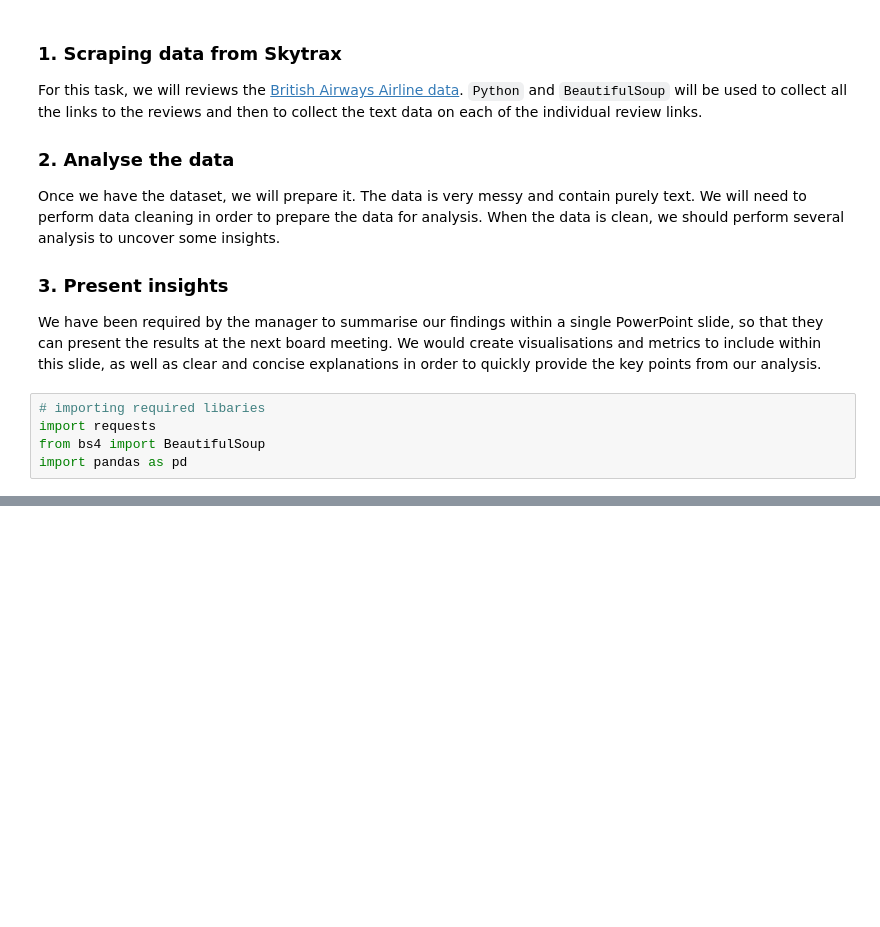
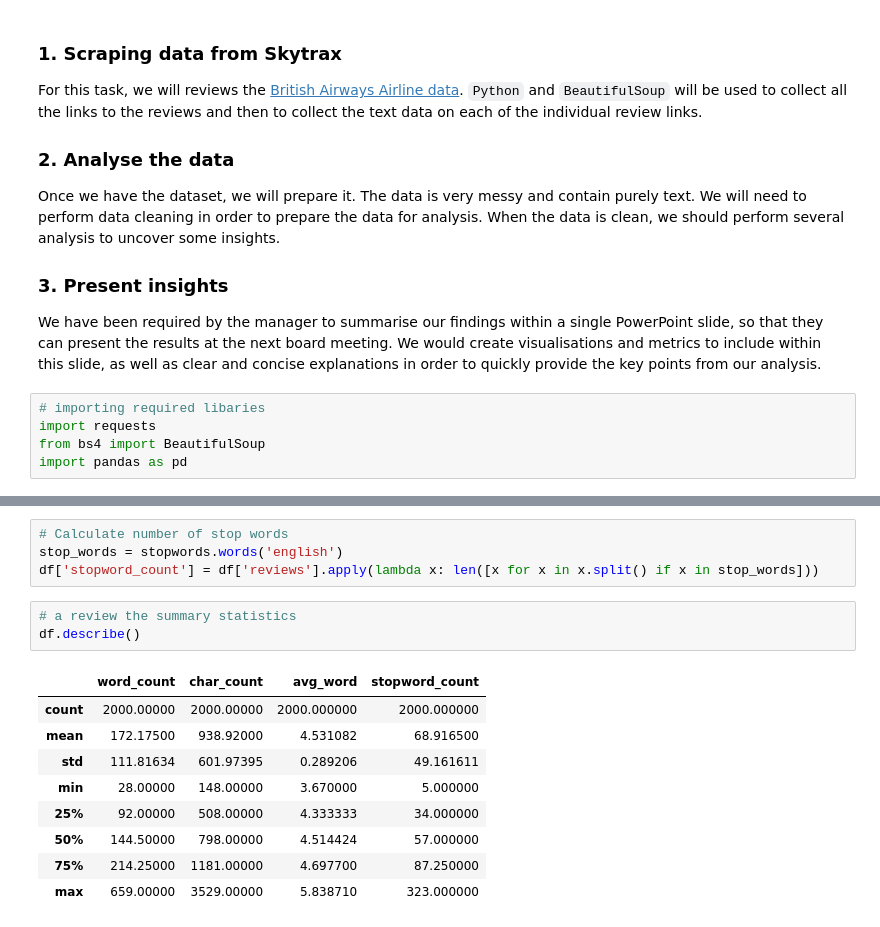
Before and after one commit to joyjoseph/British_Airways, a Jupyter notebook: Web_Scrapping/web_scrapping.ipynb, the cells around one changed output, grey strips where cells are left out. Drawn from its saved outputs; the diff is of its cells as text; blank space fills up the shorter version.

```diff
--- a/Web_Scrapping/web_scrapping.ipynb
+++ b/Web_Scrapping/web_scrapping.ipynb
@@ -74 +118,18 @@ df["reviews"] = reviews
+# %%
+# Calculate number of stop words
+stop_words = stopwords.words('english')
+df['stopword_count'] = df['reviews'].apply(lambda x: len([x for x in x.split() if x in stop_words]))
+# %%
+# a review the summary statistics
+df.describe()
+# %% [output]
+|  | word_count | char_count | avg_word | stopword_count |
+| count | 2000.00000 | 2000.00000 | 2000.000000 | 2000.000000 |
+| mean | 172.17500 | 938.92000 | 4.531082 | 68.916500 |
+| std | 111.81634 | 601.97395 | 0.289206 | 49.161611 |
+| min | 28.00000 | 148.00000 | 3.670000 | 5.000000 |
+| 25% | 92.00000 | 508.00000 | 4.333333 | 34.000000 |
+| 50% | 144.50000 | 798.00000 | 4.514424 | 57.000000 |
+| 75% | 214.25000 | 1181.00000 | 4.697700 | 87.250000 |
+| max | 659.00000 | 3529.00000 | 5.838710 | 323.000000 |
 # %%
```
Also changed, not shown: parts of 12 cells of this notebook.
